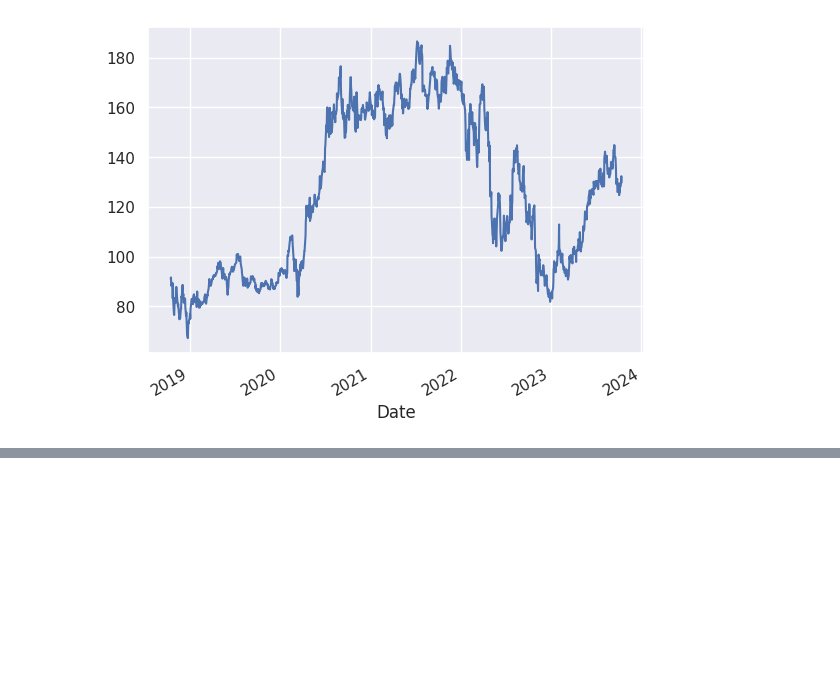
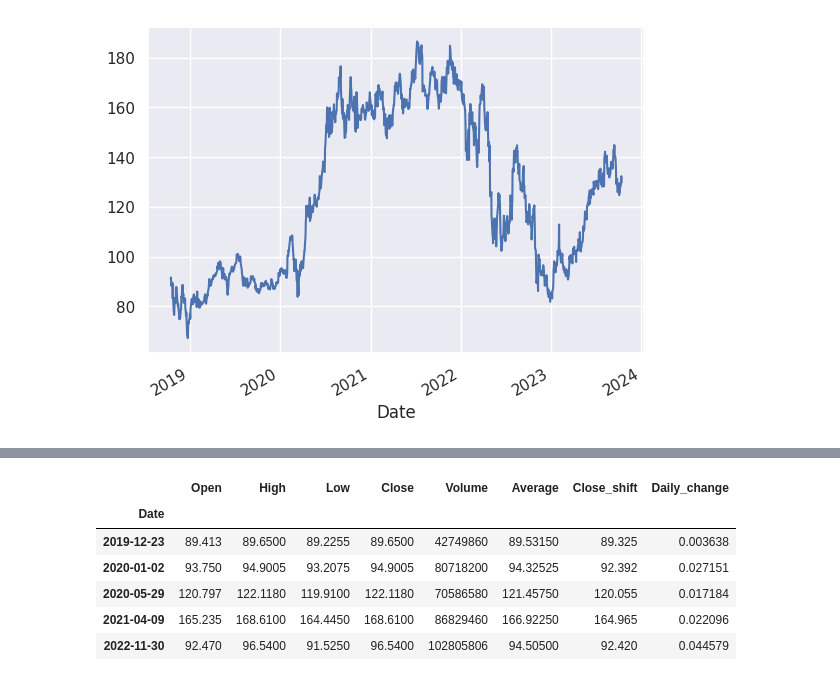
Before and after one commit to BarbaraLipinska24/data-science-bootcamp, a Jupyter notebook: 01_wprowadzenie/02_dane_giełdowe.ipynb, the cells around one changed output, grey strips where cells are left out. Saved outputs shown, nothing was run; the diff lists cells and outputs as text; code cells hidden in the pictures; blank space fills up the shorter version.

```diff
--- a/01_wprowadzenie/02_dane_giełdowe.ipynb
+++ b/01_wprowadzenie/02_dane_giełdowe.ipynb
@@ -372,0 +420,10 @@ df.Close.plot()
+# %%
+df[df.Close==df.High]
+# %% [output]
+|  | Open | High | Low | Close | Volume | Average | Close_shift | Daily_change |
+| Date |  |  |  |  |  |  |  |  |
+| 2019-12-23 | 89.413 | 89.6500 | 89.2255 | 89.6500 | 42749860 | 89.53150 | 89.325 | 0.003638 |
+| 2020-01-02 | 93.750 | 94.9005 | 93.2075 | 94.9005 | 80718200 | 94.32525 | 92.392 | 0.027151 |
+| 2020-05-29 | 120.797 | 122.1180 | 119.9100 | 122.1180 | 70586580 | 121.45750 | 120.055 | 0.017184 |
+| 2021-04-09 | 165.235 | 168.6100 | 164.4450 | 168.6100 | 86829460 | 166.92250 | 164.965 | 0.022096 |
+| 2022-11-30 | 92.470 | 96.5400 | 91.5250 | 96.5400 | 102805806 | 94.50500 | 92.420 | 0.044579 |
```
Also changed, not shown: parts of 12 cells of this notebook.
